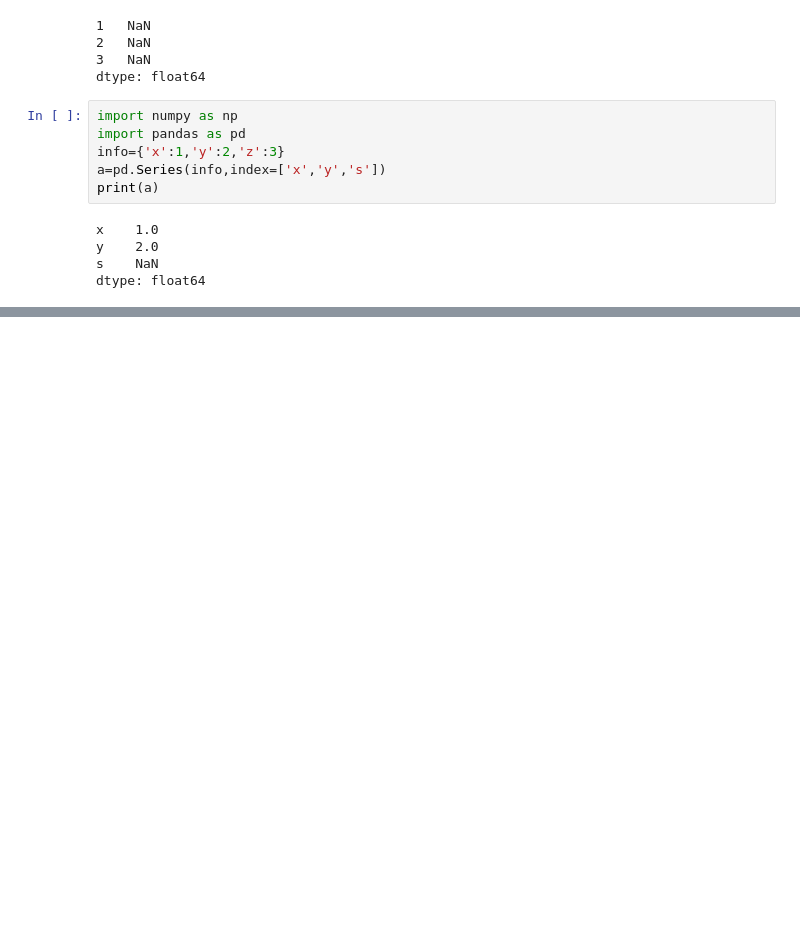
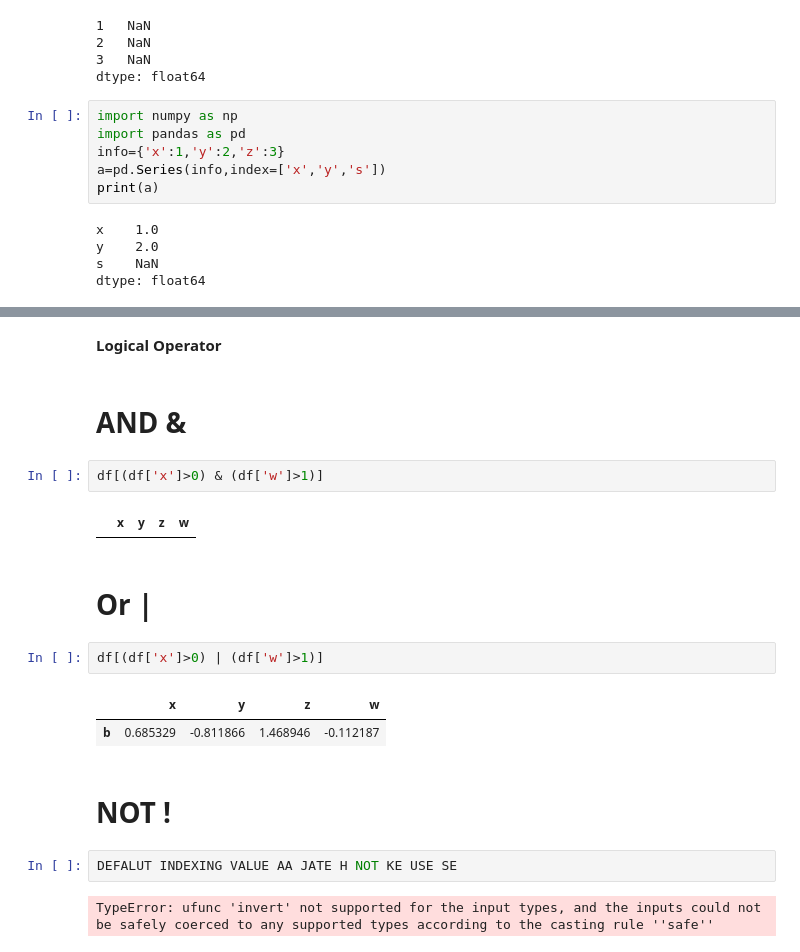
Before and after one commit to JatindraPatel/Learning-Pandas, a Jupyter notebook: Pandas.ipynb, the cells around one changed output, grey strips where cells are left out. Saved outputs shown, nothing was run; the diff lists cells and outputs as text; blank space fills up the shorter version.

```diff
--- a/Pandas.ipynb
+++ b/Pandas.ipynb
@@ -325,0 +653,21 @@ dtype: float64
+# %% [markdown]
+**Logical Operator**
+# %% [markdown]
+# AND &
+# %%
+df[(df['x']>0) & (df['w']>1)]
+# %% [output]
+|  | x | y | z | w |
+# %% [markdown]
+# Or |
+# %%
+df[(df['x']>0) | (df['w']>1)]
+# %% [output]
+|  | x | y | z | w |
+| b | 0.685329 | -0.811866 | 1.468946 | -0.112187 |
+# %% [markdown]
+# NOT !
+# %%
+DEFALUT INDEXING VALUE AA JATE H NOT KE USE SE
+# %% [output]
+TypeError: ufunc 'invert' not supported for the input types, and the inputs could not be safely coerced to any supported types according to the casting rule ''safe''
```
Also changed, not shown: parts of 35 cells of this notebook.
